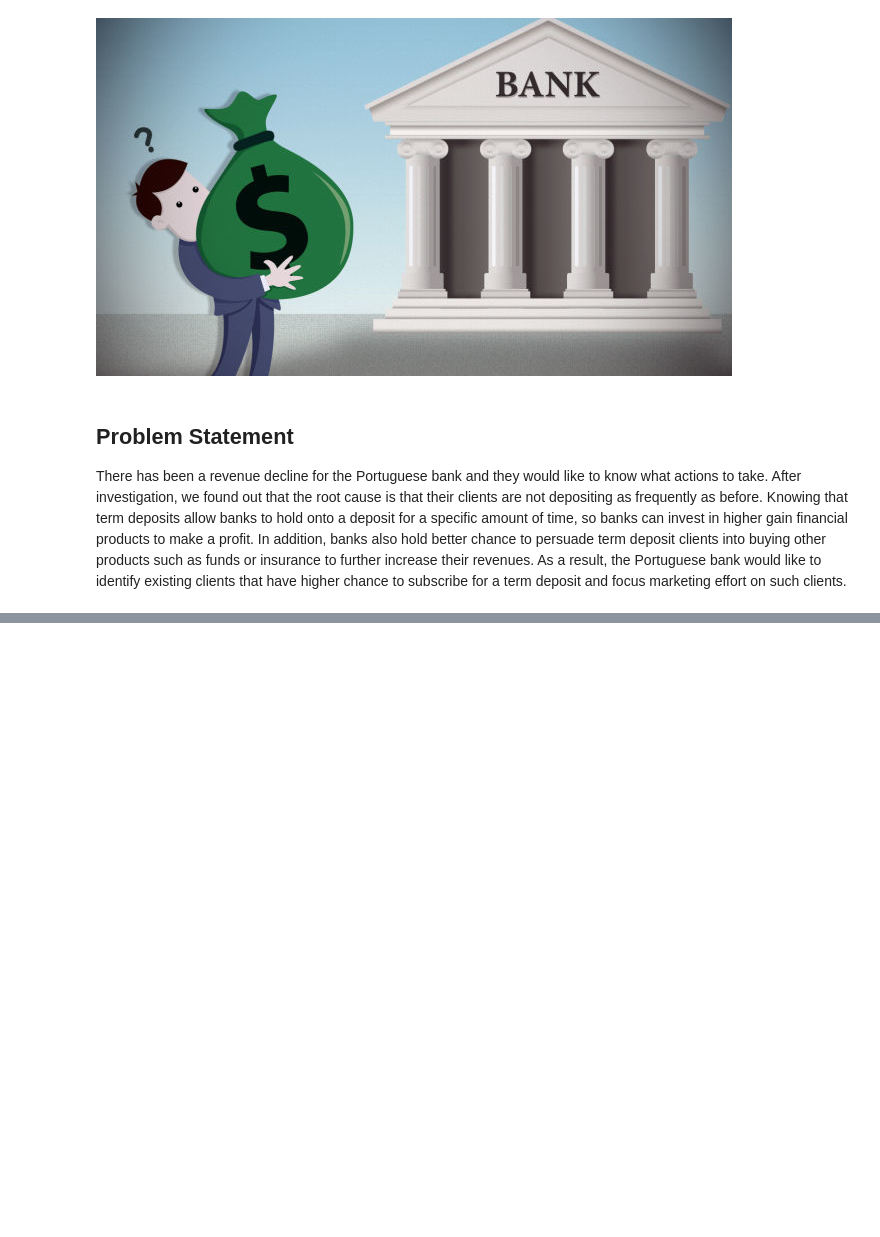
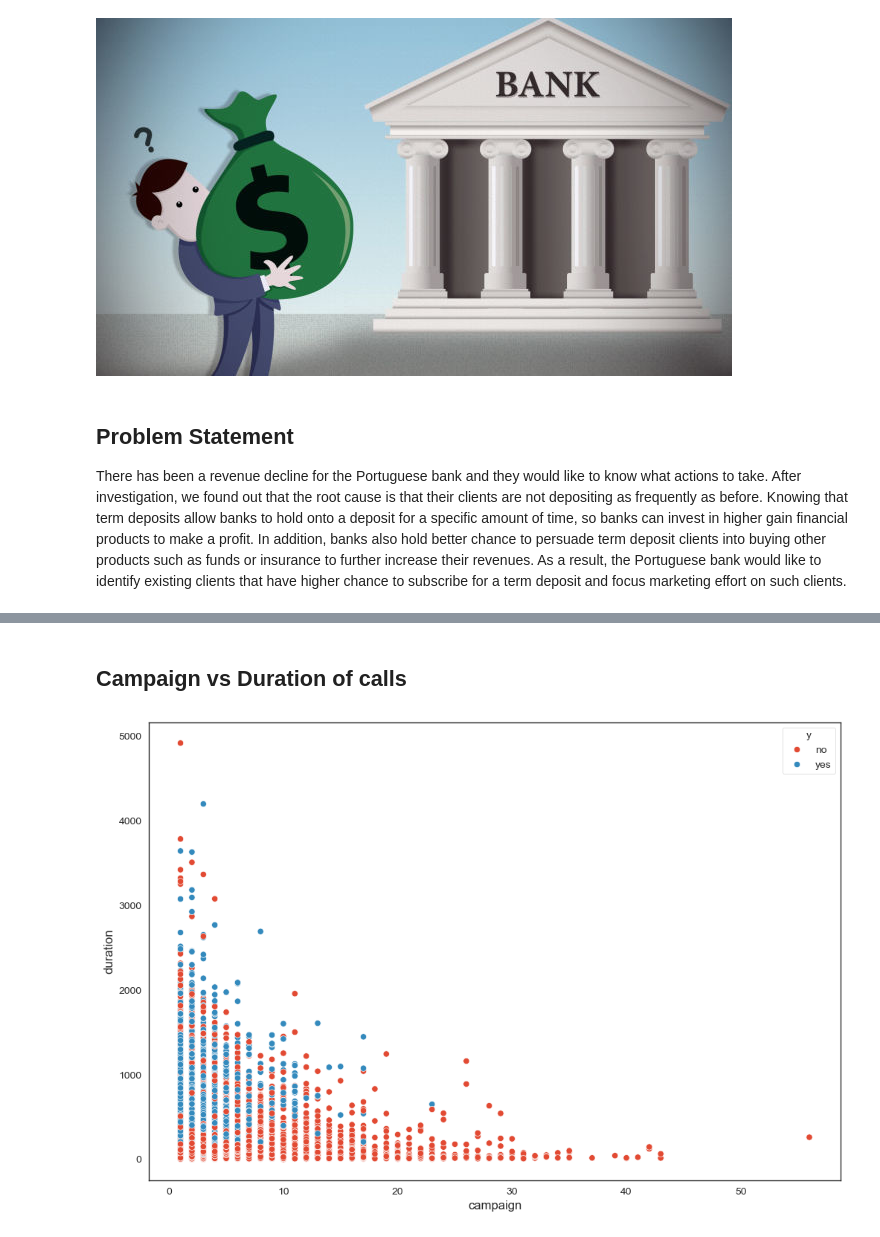
Before and after one commit to sayande01/Bank_Marketing_Logistic_Regression, a Jupyter notebook: Bank Marketing - Logistic Regression.ipynb, the cells around one changed output, grey strips where cells are left out. Cells and saved outputs as stored; diff of their text form; code cells hidden in the pictures; blank space fills up the shorter version.

```diff
--- a/Bank Marketing - Logistic Regression.ipynb
+++ b/Bank Marketing - Logistic Regression.ipynb
@@ -8,0 +146,7 @@ There has been a revenue decline for the Portuguese bank and they would like to
+# %% [markdown]
+## Campaign vs Duration of calls
+# %%
+sns.scatterplot(df, x="campaign", y="duration", hue = 'y')
+plt.show()
+# %% [output]
+[figure, added]
```
Also changed, not shown: parts of 78 cells of this notebook.
